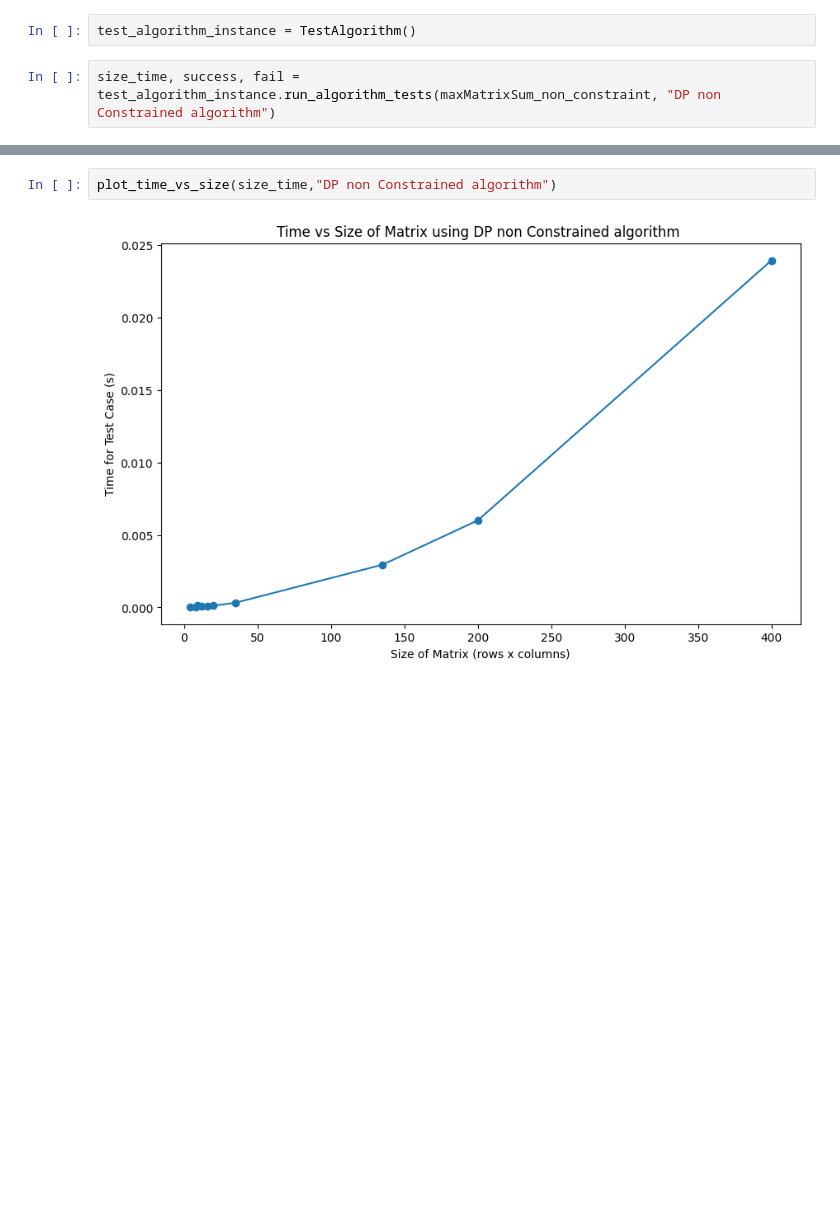
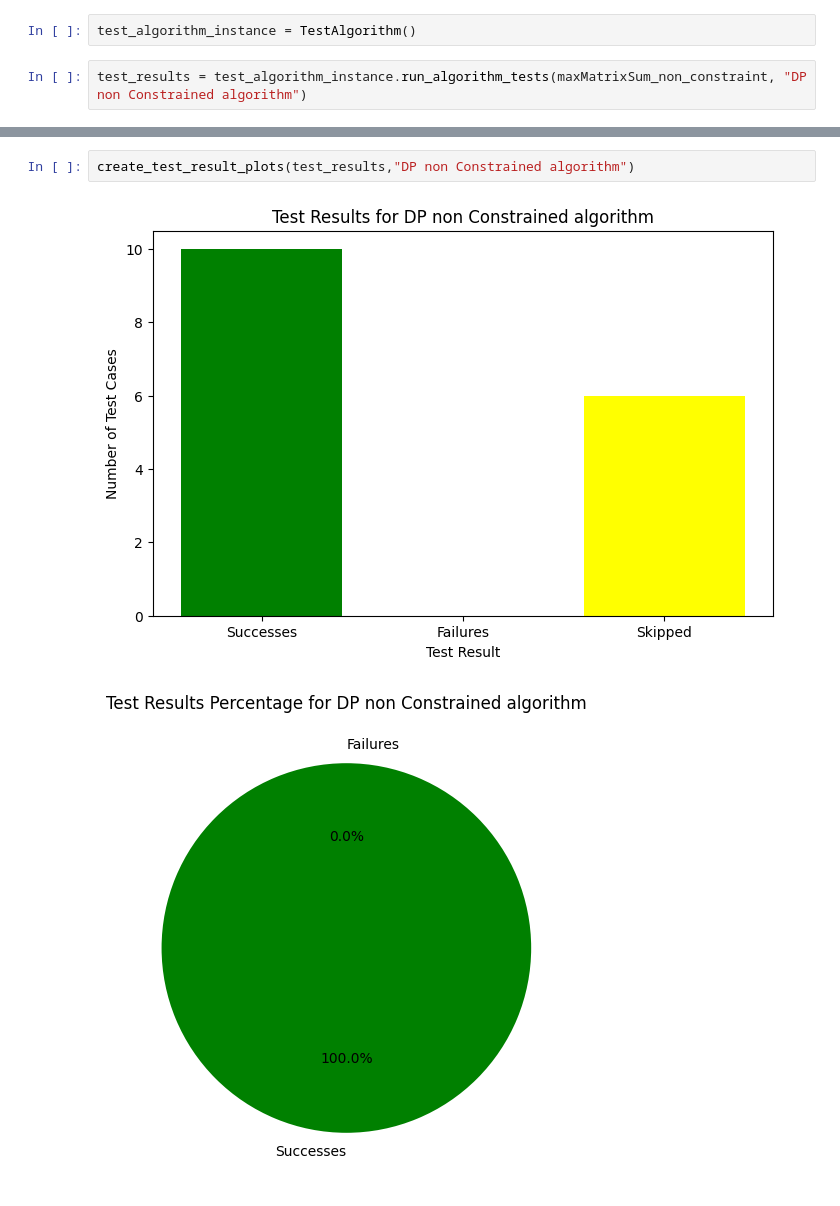
Before and after one commit to Amrithya/Advanced-Algorithm-Project-2023-2024, a Jupyter notebook: main_dynamic.ipynb, the cells around one changed output, grey strips where cells are left out. Saved outputs shown, nothing was run; the diff lists cells and outputs as text; blank space fills up the shorter version.

```diff
--- a/main_dynamic.ipynb
+++ b/main_dynamic.ipynb
@@ -7,7 +7,7 @@ import timeit
 # %%
 test_algorithm_instance = TestAlgorithm()
 # %%
-size_time, success, fail = test_algorithm_instance.run_algorithm_tests(maxMatrixSum_non_constraint, "DP non Constrained algorithm")
+test_results = test_algorithm_instance.run_algorithm_tests(maxMatrixSum_non_constraint, "DP non Constrained algorithm")
 # %% [output]
 TESTING DP non Constrained algorithm WITHOUT CONSTRAINTS
 
@@ -27,8 +27,9 @@ Time taken: 0.023951 seconds
 Success Percentage for DP non Constrained algorithm: 100.00%
 10 Successes, 0 Fails, 6 Skipped invalid tests
 # %%
-plot_time_vs_size(size_time,"DP non Constrained algorithm")
+create_test_result_plots(test_results,"DP non Constrained algorithm")
 # %% [output]
-[figure, old version]
+[figure, new version]
+[figure, added]
 # %%
 algorithm_name = "DP constraints"
```
Also changed, not shown: parts of 6 cells of this notebook, 1 other file.
